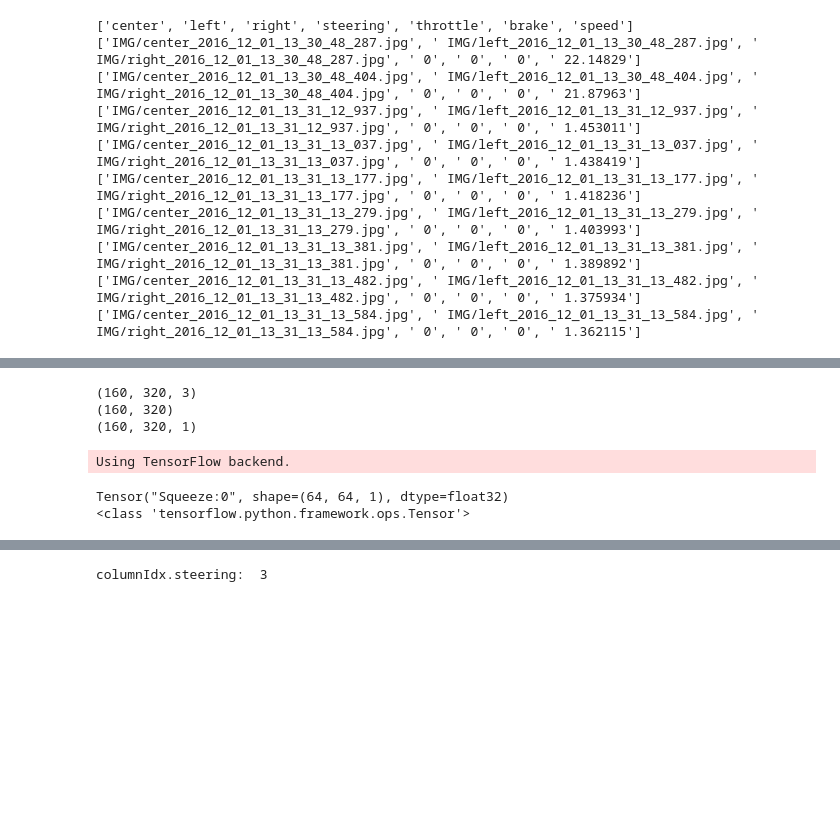
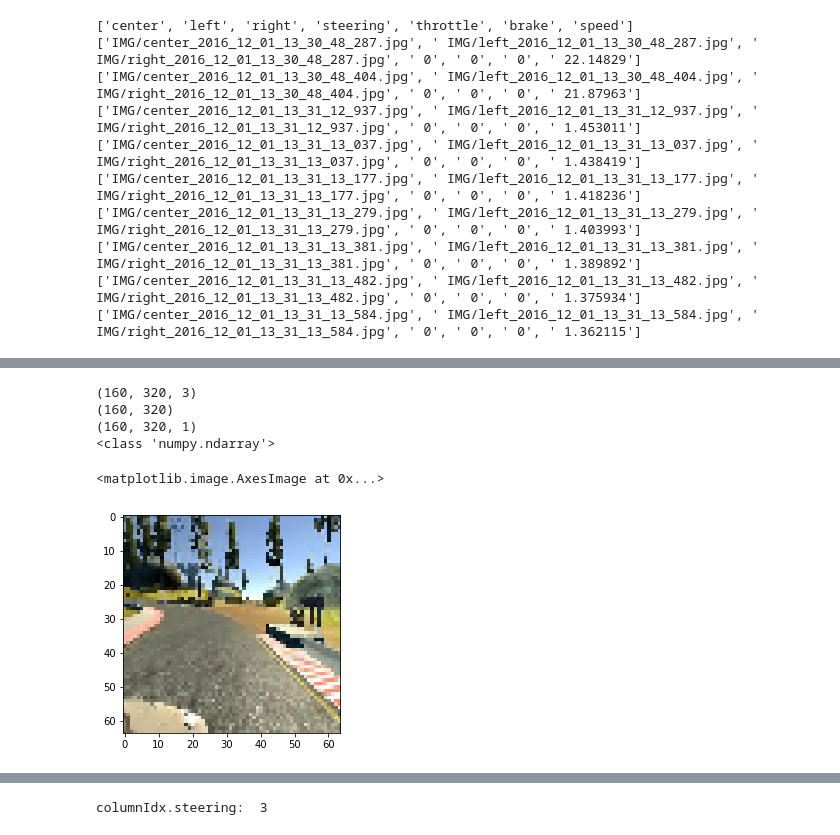
Before and after one commit to sunpochin/CarND-Behavioral-Cloning-P3, a Jupyter notebook: basicEDA.ipynb, the cells around one changed output, grey strips where cells are left out. Drawn from its saved outputs; the diff is of its cells as text; code cells hidden in the pictures; blank space fills up the shorter version.

```diff
--- a/basicEDA.ipynb
+++ b/basicEDA.ipynb
@@ -49,23 +118,26 @@ shape:  (160, 320, 3)
 # %%
+# resized 64 x 64.
+
 from model import resize_img
 
 print(img.shape)
 new_img = img[:,:,0]
 print(new_img.shape)
 new_img = new_img.reshape(new_img.shape[0], new_img.shape[1], 1)
 print(new_img.shape)
-resized = resize_img(new_img)
-print(resized)
+#resized = resize_img(new_img)
+#print(resized)
+#print(type(resized) )
+#resized = resize_img(img)
+
+# I really don't like the fact that I don't know how to use the same function used in kears.
+resized = cv2.resize(img, (64, 64))
 print(type(resized) )
-
-#resized = resize_img(img)
-#new_img = img.reshape(160, 320)
-#plt.imshow(resized)
-#plt.show()
+plt.imshow(resized)
 # %% [output]
 (160, 320, 3)
 (160, 320)
 (160, 320, 1)
+<class 'numpy.ndarray'>
-Using TensorFlow backend.
+<matplotlib.image.AxesImage at 0x...>
-Tensor("Squeeze:0", shape=(64, 64, 1), dtype=float32)
-<class 'tensorflow.python.framework.ops.Tensor'>
+[figure, added]
```
Also changed, not shown: parts of 8 cells of this notebook, 11 other files.
